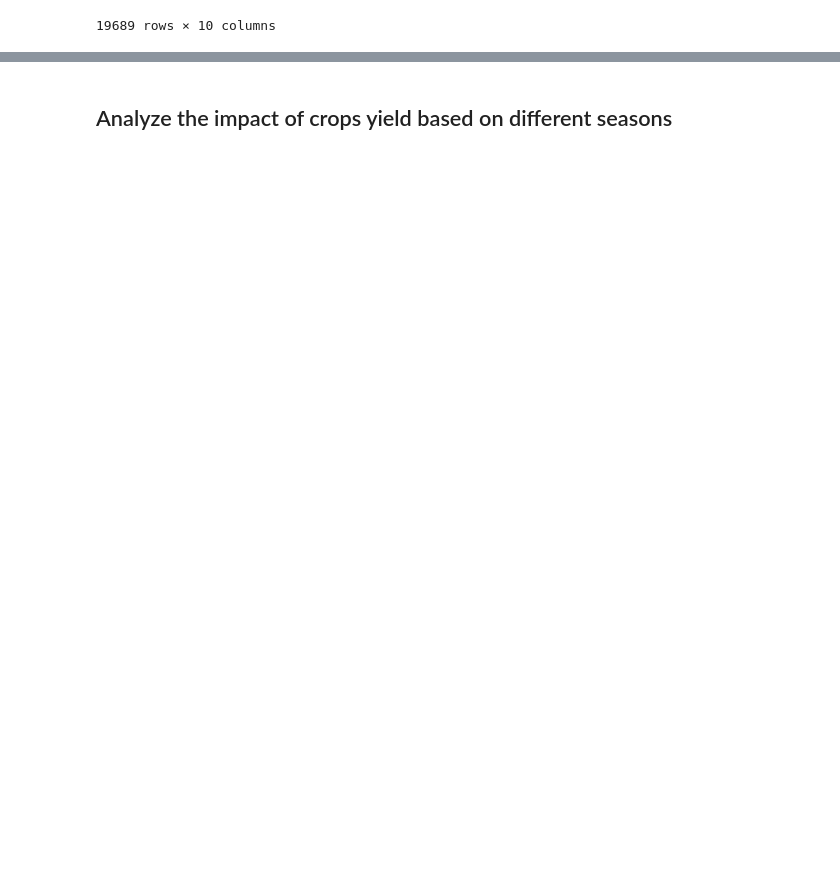
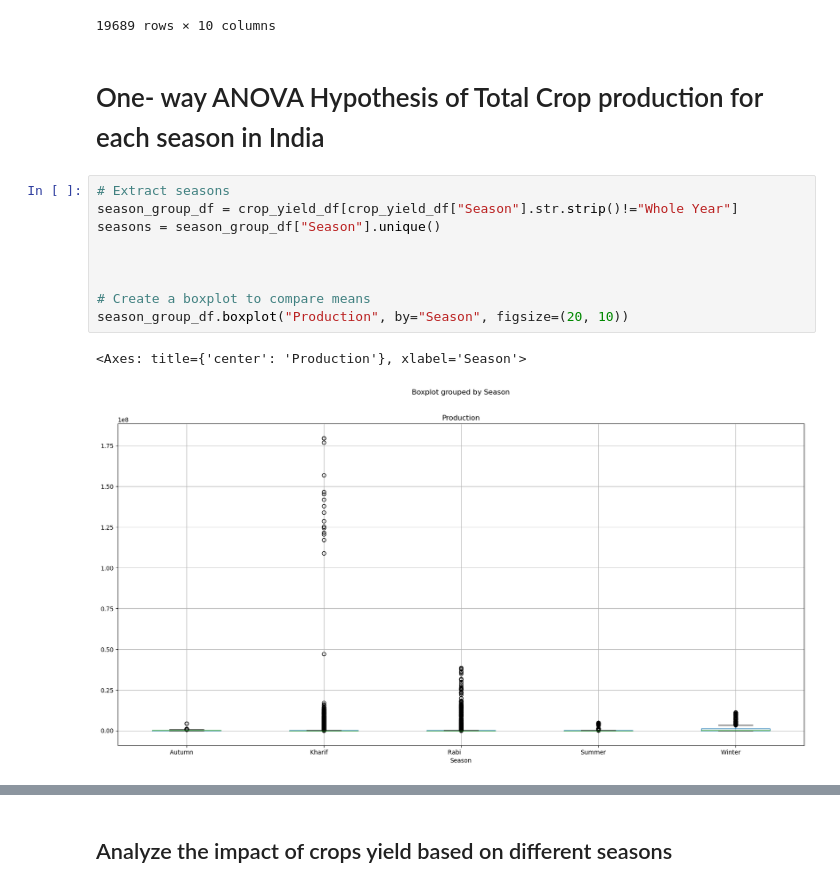
Before and after one commit to falconpunch082/da_bc-proj1, a Jupyter notebook: india_crop_yield.ipynb, the cells around one changed output, grey strips where cells are left out. Cells and saved outputs as stored; diff of their text form; blank space fills up the shorter version.

```diff
--- a/india_crop_yield.ipynb
+++ b/india_crop_yield.ipynb
@@ -67,3 +67,17 @@ crop_yield_df.dropna(axis=0, how="all")
 | 19687 | Rice | 1997 | Kharif | Jammu and Kashmir | 275746.0 | 5488 | 1356.2 | 26242746.82 | 85481.26 | ... |
 | 19688 | Wheat | 1997 | Rabi | Jammu and Kashmir | 239344.0 | 392160 | 1356.2 | 22778368.48 | 74196.64 | ... |
 19689 rows × 10 columns
+# %% [markdown]
+# One- way ANOVA Hypothesis of Total Crop production for each season in India
+# %%
+# Extract seasons
+season_group_df = crop_yield_df[crop_yield_df["Season"].str.strip()!="Whole Year"]
+seasons = season_group_df["Season"].unique()
+
+
+
+# Create a boxplot to compare means
+season_group_df.boxplot("Production", by="Season", figsize=(20, 10))
+# %% [output]
+<Axes: title={'center': 'Production'}, xlabel='Season'>
+[figure, added]
```
Also changed, not shown: parts of 4 cells of this notebook, 1 other file.
